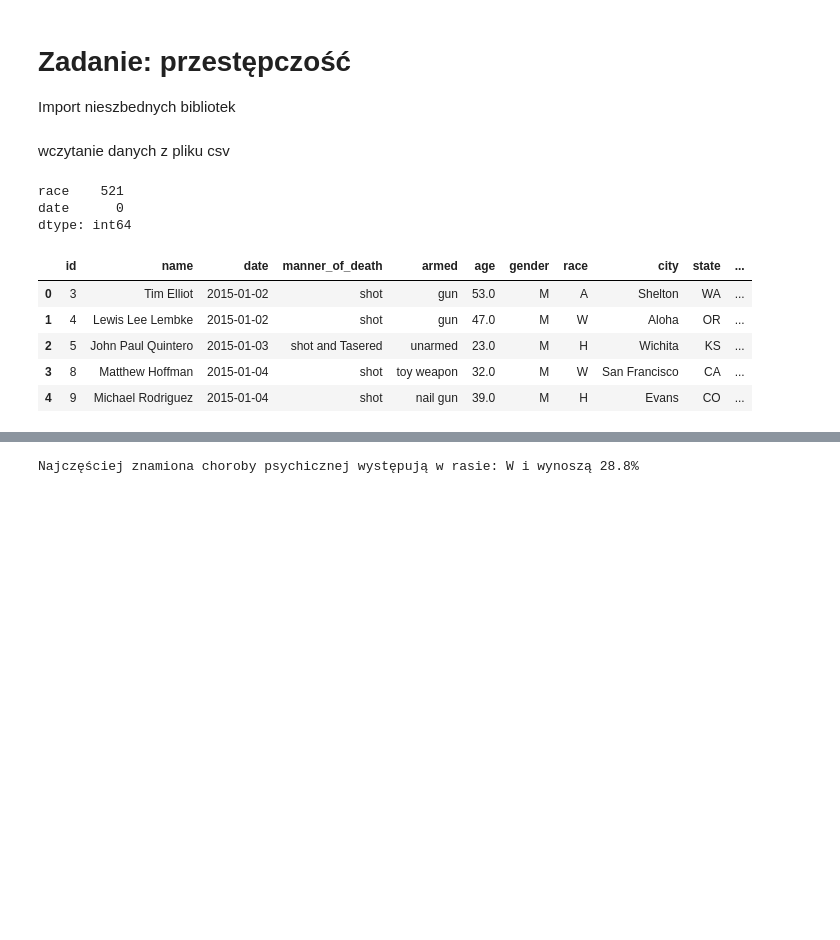
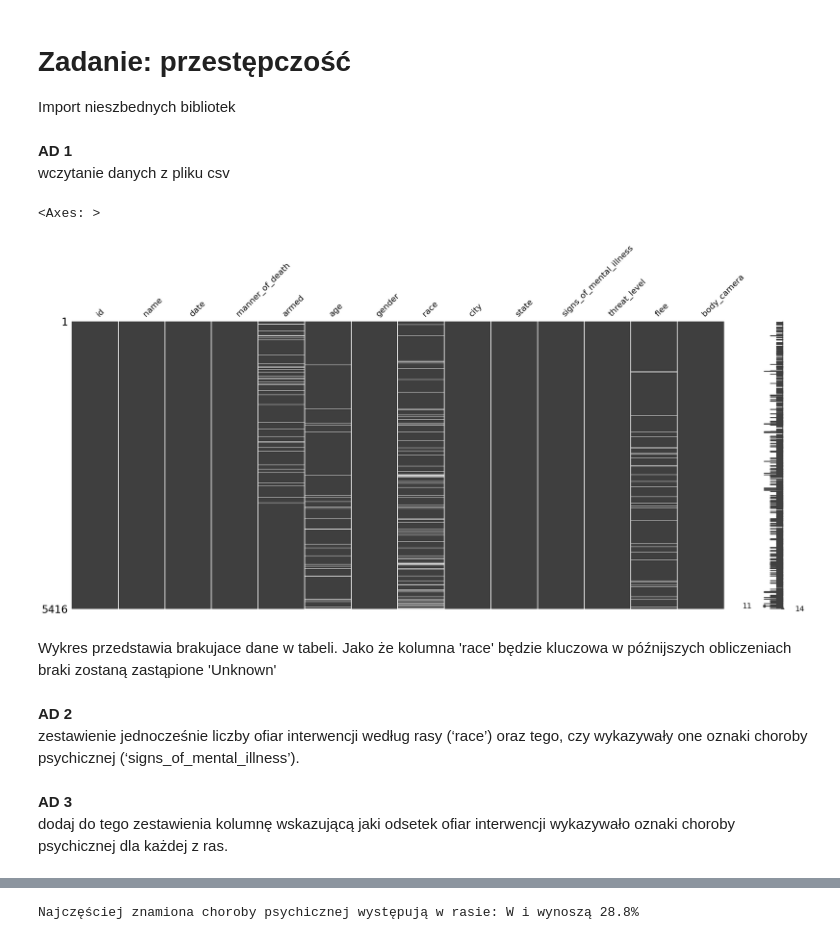
Before and after one commit to WojciechDzimira/kodilla-modu-8, a Jupyter notebook: przestepczosc.ipynb, the cells around one changed output, grey strips where cells are left out. Saved outputs shown, nothing was run; the diff lists cells and outputs as text; code cells hidden in the pictures; blank space fills up the shorter version.

```diff
--- a/przestepczosc.ipynb
+++ b/przestepczosc.ipynb
@@ -9,19 +9,13 @@ from gspread_dataframe import set_with_dataframe
 import missingno as msno
 import numpy as np
 # %% [markdown]
+**AD 1**
 wczytanie danych z pliku csv
 # %%
 df = pd.read_csv('fatal-police-shootings-data.csv')
-print(df[['race', 'date',]].isnull().sum())
-df['race'] = df['race'].fillna('Unknown')
-df.head()
+msno.matrix(df)
 # %% [output]
-race    521
-date      0
-dtype: int64
+<Axes: >
-|  | id | name | date | manner_of_death | armed | age | gender | race | city | state | ... |
-| 0 | 3 | Tim Elliot | 2015-01-02 | shot | gun | 53.0 | M | A | Shelton | WA | ... |
-| 1 | 4 | Lewis Lee Lembke | 2015-01-02 | shot | gun | 47.0 | M | W | Aloha | OR | ... |
-| 2 | 5 | John Paul Quintero | 2015-01-03 | shot and Tasered | unarmed | 23.0 | M | H | Wichita | KS | ... |
-| 3 | 8 | Matthew Hoffman | 2015-01-04 | shot | toy weapon | 32.0 | M | W | San Francisco | CA | ... |
-| 4 | 9 | Michael Rodriguez | 2015-01-04 | shot | nail gun | 39.0 | M | H | Evans | CO | ... |
+[figure, added]
+# %% [markdown]
+Wykres przedstawia brakujace dane w tabeli. Jako że kolumna 'race' będzie kluczowa w późnijszych obliczeniach braki zostaną zastąpione 'Unknown'
@@ -28,4 +24,10 @@ dtype: int64
+# %% [markdown]
+**AD 2**
+zestawienie jednocześnie liczby ofiar interwencji według rasy (‘race’) oraz tego, czy wykazywały one oznaki choroby psychicznej (‘signs_of_mental_illness’).
 # %%
 new_df = df.pivot_table(index='race', columns='signs_of_mental_illness', aggfunc='size')
+# %% [markdown]
+**AD 3**
+dodaj do tego zestawienia kolumnę wskazującą jaki odsetek ofiar interwencji wykazywało oznaki choroby psychicznej dla każdej z ras.
 # %%
 new_df['%_mental_illness'] = new_df.apply(lambda x: ((x[True] / (x[True] + x[False]))*100), axis=1)
```
Also changed, not shown: parts of 24 cells of this notebook.
